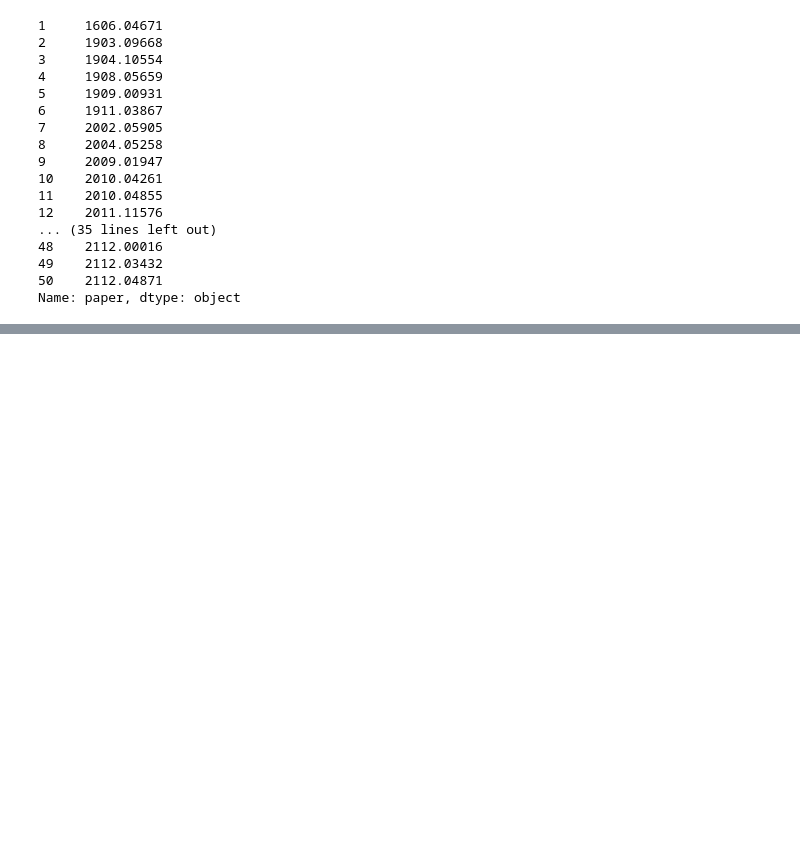
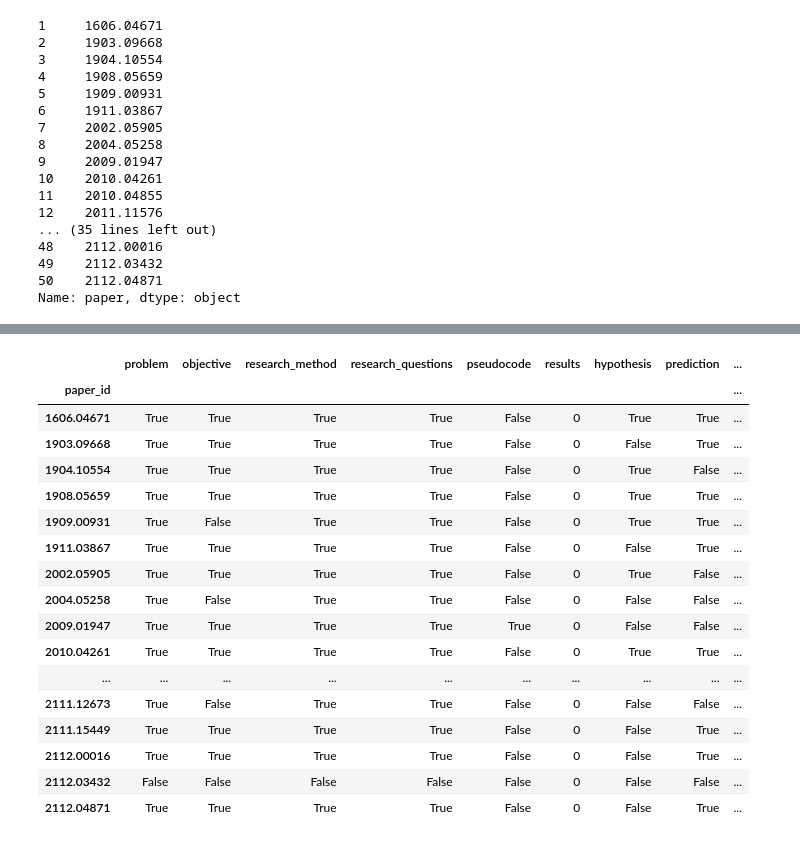
Before and after one commit to Machine-Learning-Pipelines/reproscreener, a Jupyter notebook: notebooks/00_manual_eval_parser.ipynb, the cells around one changed output, grey strips where cells are left out. Drawn from its saved outputs; the diff is of its cells as text; code cells hidden in the pictures; blank space fills up the shorter version.

```diff
--- a/notebooks/00_manual_eval_parser.ipynb
+++ b/notebooks/00_manual_eval_parser.ipynb
@@ -114,3 +114,25 @@ cleaned_full_manuscript_manual.paper
 49    2112.03432
 50    2112.04871
 Name: paper, dtype: object
+# %%
+df_manuscript_manual = pd.read_csv("https://huggingface.co/datasets/adbX/reproscreener_manual_evaluations/resolve/main/manuscript.csv")
+df_manuscript_manual.set_index("paper_id", inplace=True)
+df_manuscript_manual = df_manuscript_manual.drop(
+    columns=["evaluation_type", "source_file"]
+    + [col for col in df_manuscript_manual.columns if "_description" in col]
+)
+df_manuscript_manual = df_manuscript_manual.rename(columns={"code_available_in_article": "code_available"})
+metric_columns = [
+  "problem",
+  "objective",
+  "research_method",
+  "research_questions",
+  "pseudocode",
+  "dataset",
+  "hypothesis",
+  "prediction",
+  "code_available",
+  "software_dependencies",
+  "experiment_setup"
+]
+df_manuscript_manual[metric_columns].head()
@@ -116,0 +147,8 @@ Name: paper, dtype: object
+# %%
+df_manuscript_regex = pd.read_csv("../src/reproscreener/manual_evaluations/repro_eval_tex.csv")
+df_manuscript_regex = df_manuscript_regex.rename(columns={"method_source_code": "code_available", "id": "paper_id"})
+df_manuscript_regex.set_index("paper_id", inplace=True)
+df_manuscript_regex['dataset'] = df_manuscript_regex['training_data'].astype(bool) + df_manuscript_regex['test_data'].astype(bool) + df_manuscript_regex['validation_data'].astype(bool) + df_manuscript_regex['training_data'].astype(bool)
+df_manuscript_regex = df_manuscript_regex.drop(columns=["index","training_data", "test_data", "validation_data", "title"])
+df_manuscript_regex[metric_columns] = df_manuscript_regex[metric_columns].astype(bool)
+df_manuscript_regex[metric_columns].head()
@@ -116,0 +163,22 @@ Name: paper, dtype: object
+# %%
+# compare the two dataframes by paper_id and calculate agreement of df_manuscript_regex with respect to df_manuscript_manual
+df_manuscript_regex
+# %% [output]
+|  | problem | objective | research_method | research_questions | pseudocode | results | hypothesis | prediction | ... |
+| paper_id |  |  |  |  |  |  |  |  | ... |
+| 1606.04671 | True | True | True | True | False | 0 | True | True | ... |
+| 1903.09668 | True | True | True | True | False | 0 | False | True | ... |
+| 1904.10554 | True | True | True | True | False | 0 | True | False | ... |
+| 1908.05659 | True | True | True | True | False | 0 | True | True | ... |
+| 1909.00931 | True | False | True | True | False | 0 | True | True | ... |
+| 1911.03867 | True | True | True | True | False | 0 | False | True | ... |
+| 2002.05905 | True | True | True | True | False | 0 | True | False | ... |
+| 2004.05258 | True | False | True | True | False | 0 | False | False | ... |
+| 2009.01947 | True | True | True | True | True | 0 | False | False | ... |
+| 2010.04261 | True | True | True | True | False | 0 | True | True | ... |
+| ... | ... | ... | ... | ... | ... | ... | ... | ... | ... |
+| 2111.12673 | True | False | True | True | False | 0 | False | False | ... |
+| 2111.15449 | True | True | True | True | False | 0 | False | True | ... |
+| 2112.00016 | True | True | True | True | False | 0 | False | True | ... |
+| 2112.03432 | False | False | False | False | False | 0 | False | False | ... |
+| 2112.04871 | True | True | True | True | False | 0 | False | True | ... |
```
Also changed, not shown: parts of 2 cells of this notebook, 9 other files.
